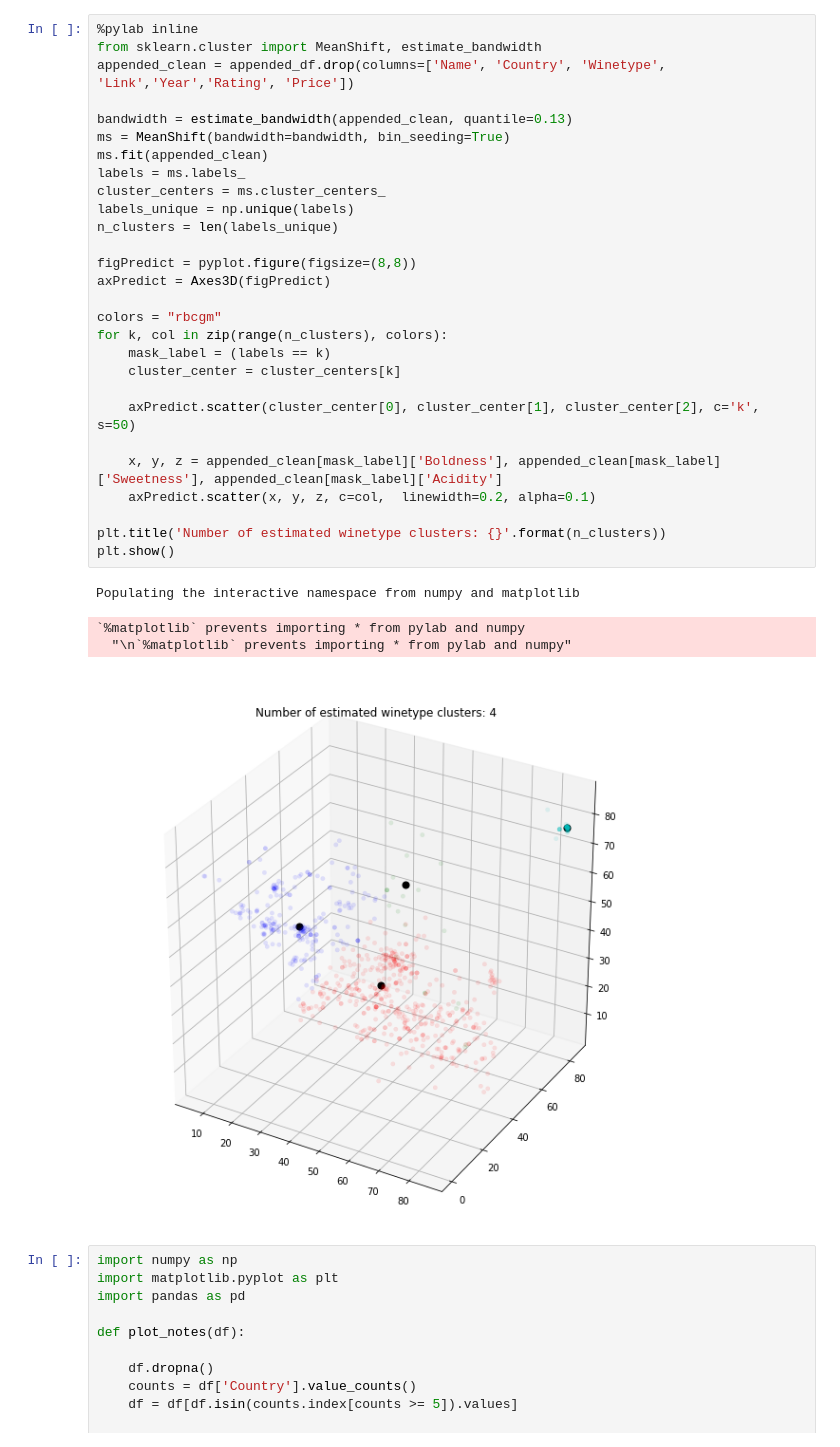
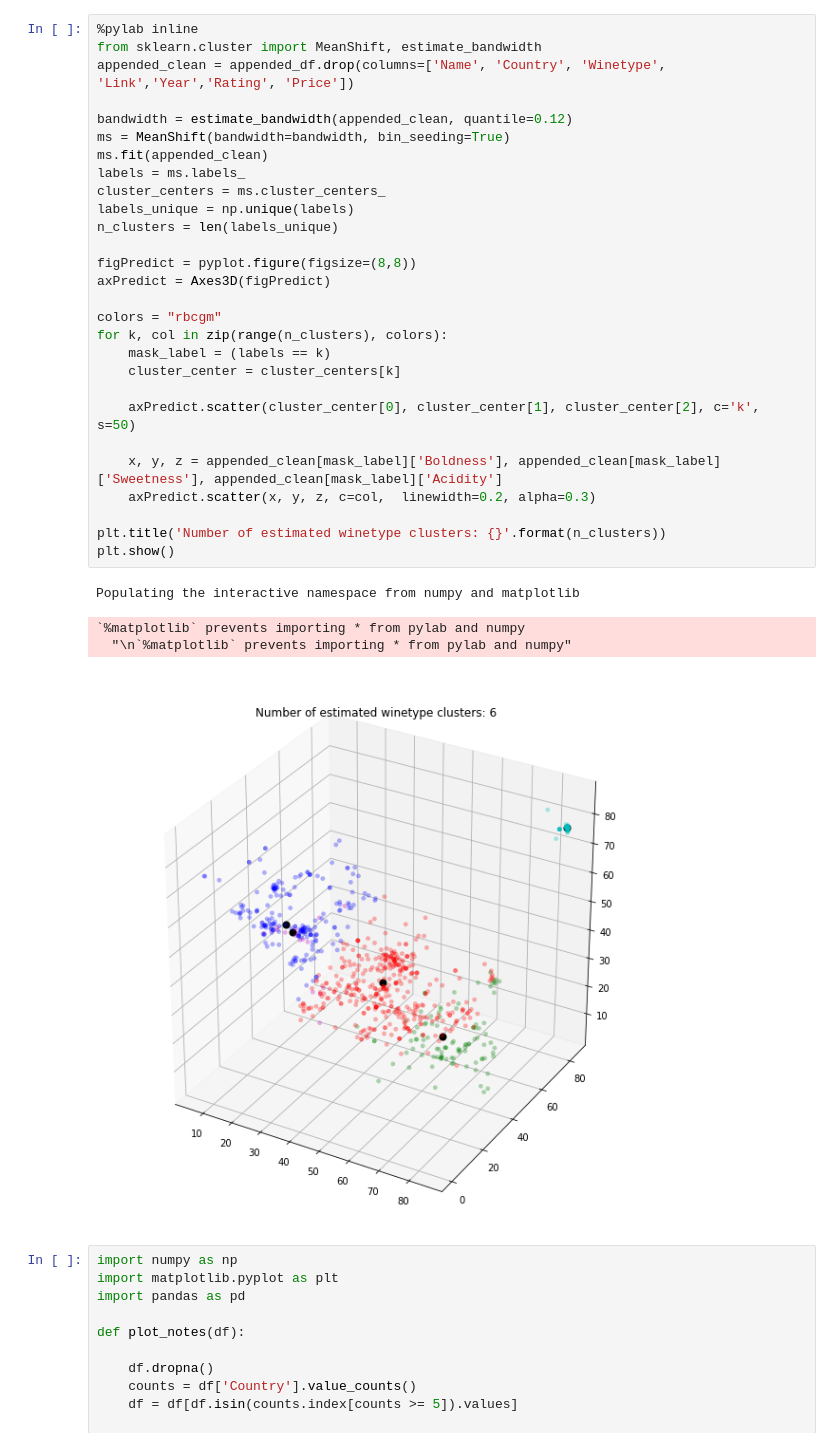
Before and after one commit to MathiasNoeClausen/pythonEksamen, a Jupyter notebook: 3d presentation notes.ipynb, the cells around one changed output. Drawn from its saved outputs; the diff is of its cells as text.

```diff
--- a/3d presentation notes.ipynb
+++ b/3d presentation notes.ipynb
@@ -42,36 +42,36 @@ pyplot.show()
 # %%
 %pylab inline
 from sklearn.cluster import MeanShift, estimate_bandwidth
 appended_clean = appended_df.drop(columns=['Name', 'Country', 'Winetype', 'Link','Year','Rating', 'Price'])
 
-bandwidth = estimate_bandwidth(appended_clean, quantile=0.13)
+bandwidth = estimate_bandwidth(appended_clean, quantile=0.12)
 ms = MeanShift(bandwidth=bandwidth, bin_seeding=True)
 ms.fit(appended_clean)
 labels = ms.labels_
 cluster_centers = ms.cluster_centers_
 labels_unique = np.unique(labels)
 n_clusters = len(labels_unique)
 
 figPredict = pyplot.figure(figsize=(8,8))
 axPredict = Axes3D(figPredict)
 
 colors = "rbcgm"
 for k, col in zip(range(n_clusters), colors):
     mask_label = (labels == k)
     cluster_center = cluster_centers[k]
 
     axPredict.scatter(cluster_center[0], cluster_center[1], cluster_center[2], c='k', s=50)
 
     x, y, z = appended_clean[mask_label]['Boldness'], appended_clean[mask_label]['Sweetness'], appended_clean[mask_label]['Acidity']
-    axPredict.scatter(x, y, z, c=col,  linewidth=0.2, alpha=0.1)
+    axPredict.scatter(x, y, z, c=col,  linewidth=0.2, alpha=0.3)
 
 plt.title('Number of estimated winetype clusters: {}'.format(n_clusters))
 plt.show()
 # %% [output]
 Populating the interactive namespace from numpy and matplotlib
 `%matplotlib` prevents importing * from pylab and numpy
   "\n`%matplotlib` prevents importing * from pylab and numpy"
-[figure, old version]
+[figure, new version]
 # %%
 import numpy as np
 import matplotlib.pyplot as plt
```
Also changed, not shown: parts of 4 cells of this notebook, 6 other files.
